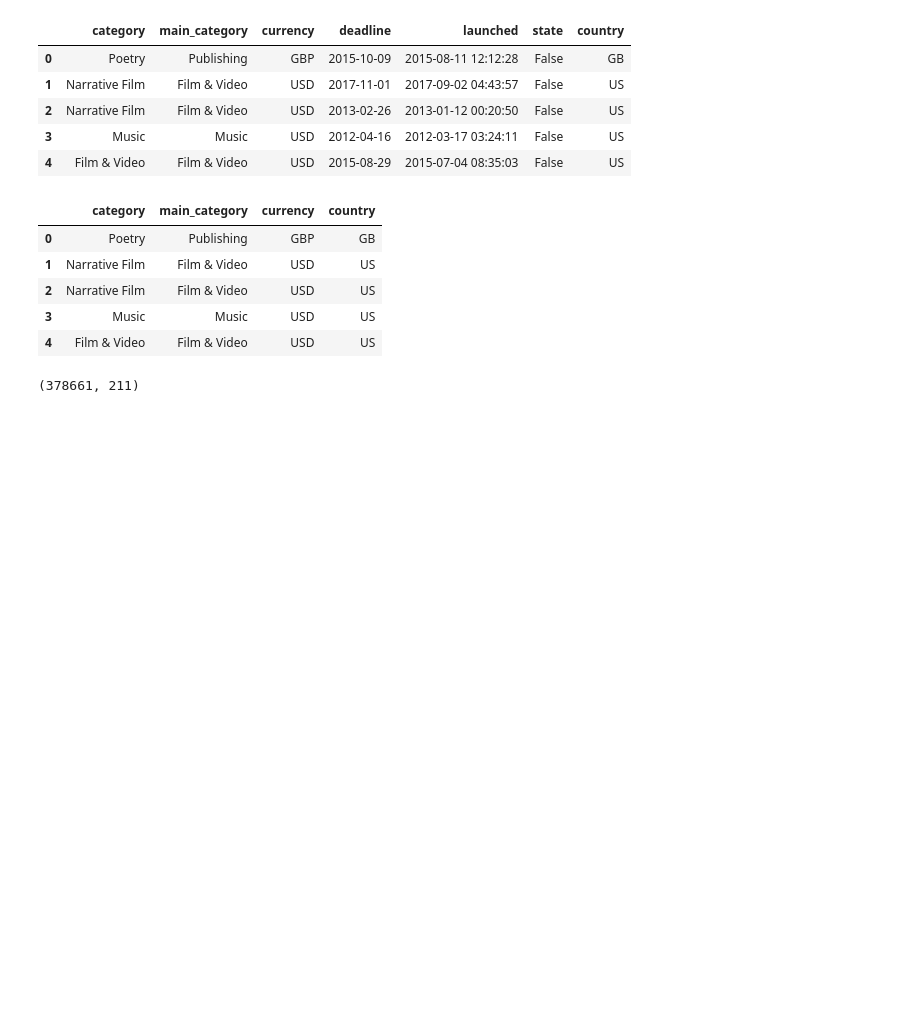
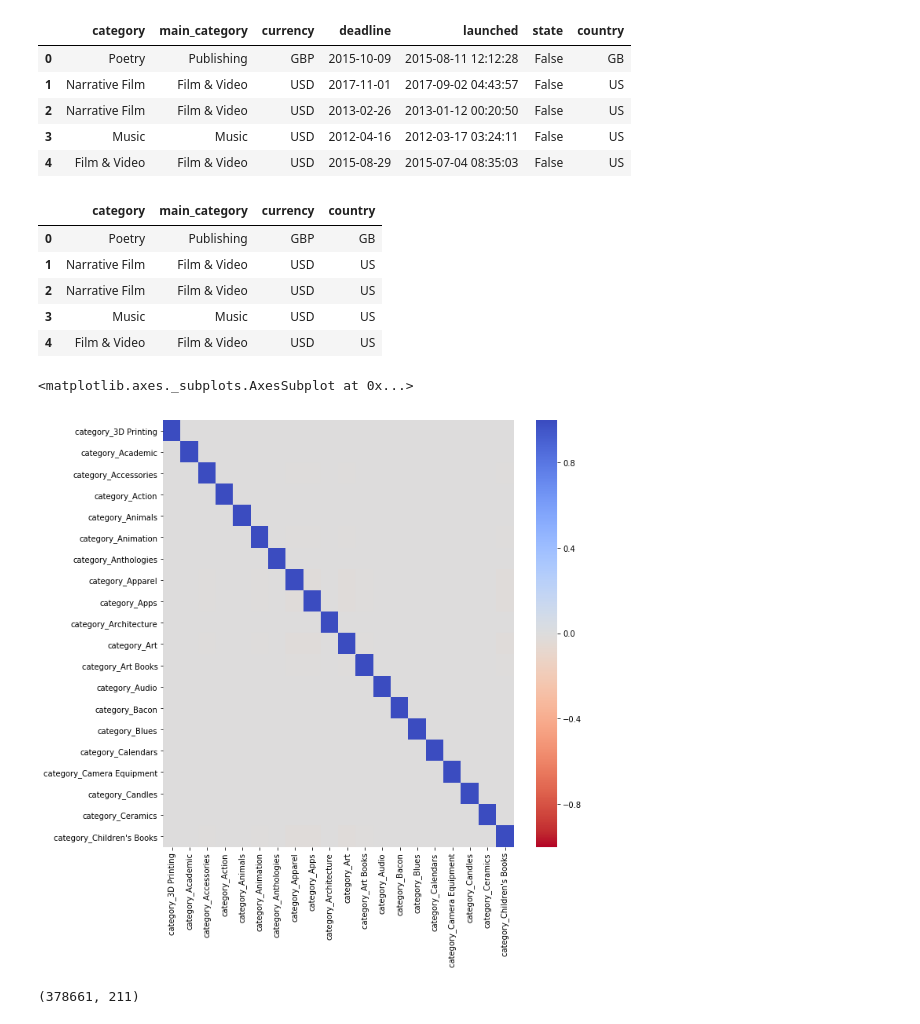
Before and after one commit to dychi/skillup-ai, a Jupyter notebook: kickstarter/Day1_work_山岡大地.ipynb, the cells around one changed output. Cells and saved outputs as stored; diff of their text form; code cells hidden in the pictures; blank space fills up the shorter version.

```diff
--- a/kickstarter/Day1_work_山岡大地.ipynb
+++ b/kickstarter/Day1_work_山岡大地.ipynb
@@ -151,6 +153,17 @@ df_cat.head()
 # %%
 # one hot に変換
 df_one_hot = pd.get_dummies(df_cat.iloc[:,:])
+# %%
+# 相関係数のヒートマップ表示
+plt.figure(figsize=(10,10))
+sns.heatmap(df_one_hot.iloc[:,:20].corr(), cmap="coolwarm_r", vmin=-1, vmax=1, center=0)
+# 数値が少ないクラスは、othersでまとめてしまう
+# その上で2クラスのデータをone hotにしたら、各変数は必ず-1の相関がある
+# 可視化の方法は、y軸:目的変数、x軸:どれかの説明変数
+# orderedな変数は、カテゴリカル変数にした方が良い、それ以外はone hot変数にした方が良い
+# %% [output]
+<matplotlib.axes._subplots.AxesSubplot at 0x...>
+[figure, added]
 # %%
 print(df_one_hot.shape)
 df_one_hot.head()
```
Also changed, not shown: parts of 1 cell of this notebook, 5 other files.
